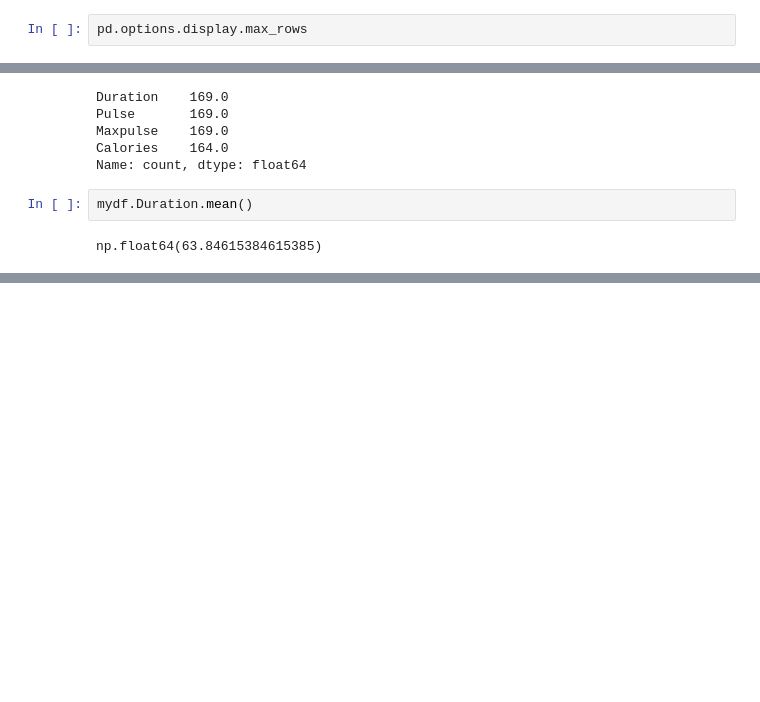
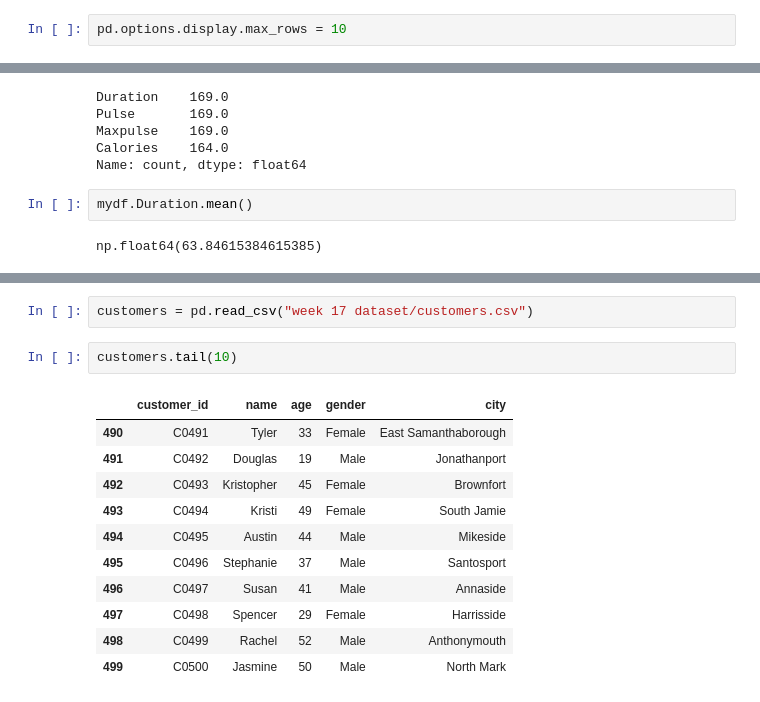
Before and after one commit to memonY49/SMIT-AIDS-Yasir-Batch1, a Jupyter notebook: Untitled.ipynb, the cells around one changed output, grey strips where cells are left out. Saved outputs shown, nothing was run; the diff lists cells and outputs as text; blank space fills up the shorter version.

```diff
--- a/Untitled.ipynb
+++ b/Untitled.ipynb
@@ -187,4 +187,4 @@ mydf.tail()
 | 167 | 75 | 120 | 150 | 320.4 |
 | 168 | 75 | 125 | 150 | 330.4 |
 # %%
-pd.options.display.max_rows
+pd.options.display.max_rows = 10
@@ -228,0 +286,16 @@ print("yasir\r nawaz\b")
+# %%
+customers = pd.read_csv("week 17 dataset/customers.csv")
+# %%
+customers.tail(10)
+# %% [output]
+|  | customer_id | name | age | gender | city |
+| 490 | C0491 | Tyler | 33 | Female | East Samanthaborough |
+| 491 | C0492 | Douglas | 19 | Male | Jonathanport |
+| 492 | C0493 | Kristopher | 45 | Female | Brownfort |
+| 493 | C0494 | Kristi | 49 | Female | South Jamie |
+| 494 | C0495 | Austin | 44 | Male | Mikeside |
+| 495 | C0496 | Stephanie | 37 | Male | Santosport |
+| 496 | C0497 | Susan | 41 | Male | Annaside |
+| 497 | C0498 | Spencer | 29 | Female | Harrisside |
+| 498 | C0499 | Rachel | 52 | Male | Anthonymouth |
+| 499 | C0500 | Jasmine | 50 | Male | North Mark |
```
Also changed, not shown: parts of 14 cells of this notebook, 3 other files.
